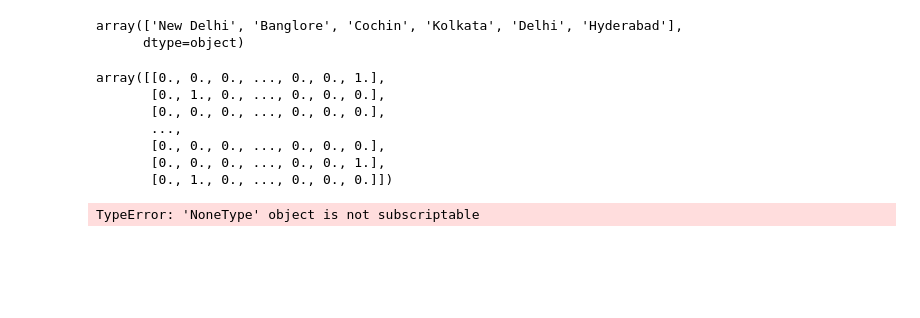
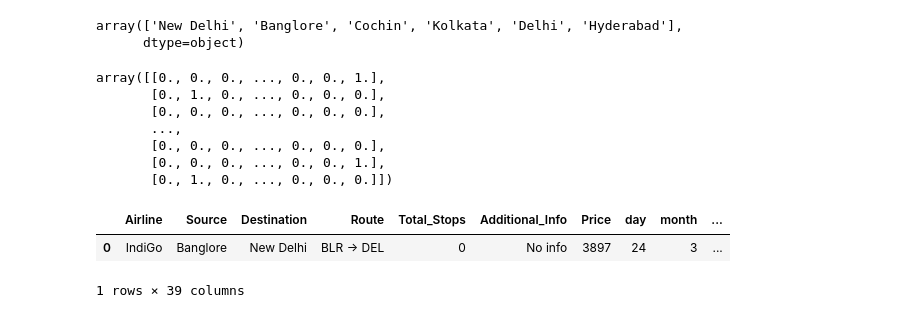
Before and after one commit to prashdev01/practice-Q, a Jupyter notebook: Exploratry Data Analysis/EDA_for_Flight.ipynb, the cells around one changed output. Drawn from its saved outputs; the diff is of its cells as text; code cells hidden in the pictures; blank space fills up the shorter version.

```diff
--- a/Exploratry Data Analysis/EDA_for_Flight.ipynb
+++ b/Exploratry Data Analysis/EDA_for_Flight.ipynb
@@ -223,11 +188,9 @@ array([[0., 0., 0., ..., 0., 0., 1.],
 enoded_df = pd.DataFrame(encoder.fit_transform(df[['Airline','Source','Destination']]).toarray(),columns=encoder.get_feature_names_out())
 # %%
 df = pd.concat([df,enoded_df],axis=1)
-# %%
-df.tail(2)
-
-for i in df.columns:
-    if df[i].dtype=='O':
-        df = df.drop(i,axis=1,inplace=True)
-# %% [output]
-TypeError: 'NoneType' object is not subscriptable
+# %%
+df.head(1)
+# %% [output]
+|  | Airline | Source | Destination | Route | Total_Stops | Additional_Info | Price | day | month | ... |
+| 0 | IndiGo | Banglore | New Delhi | BLR → DEL | 0 | No info | 3897 | 24 | 3 | ... |
+1 rows × 39 columns
```
Also changed, not shown: parts of 11 cells of this notebook.
